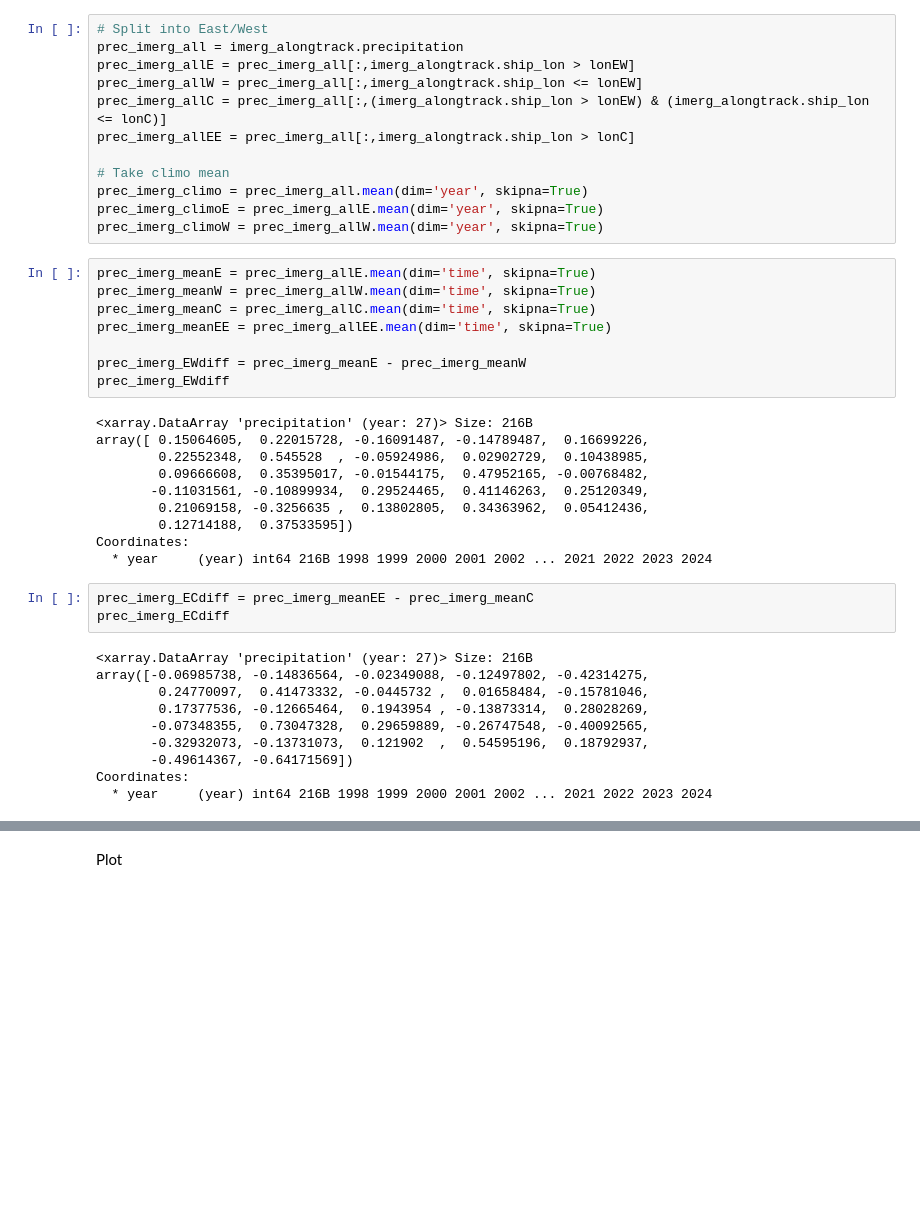
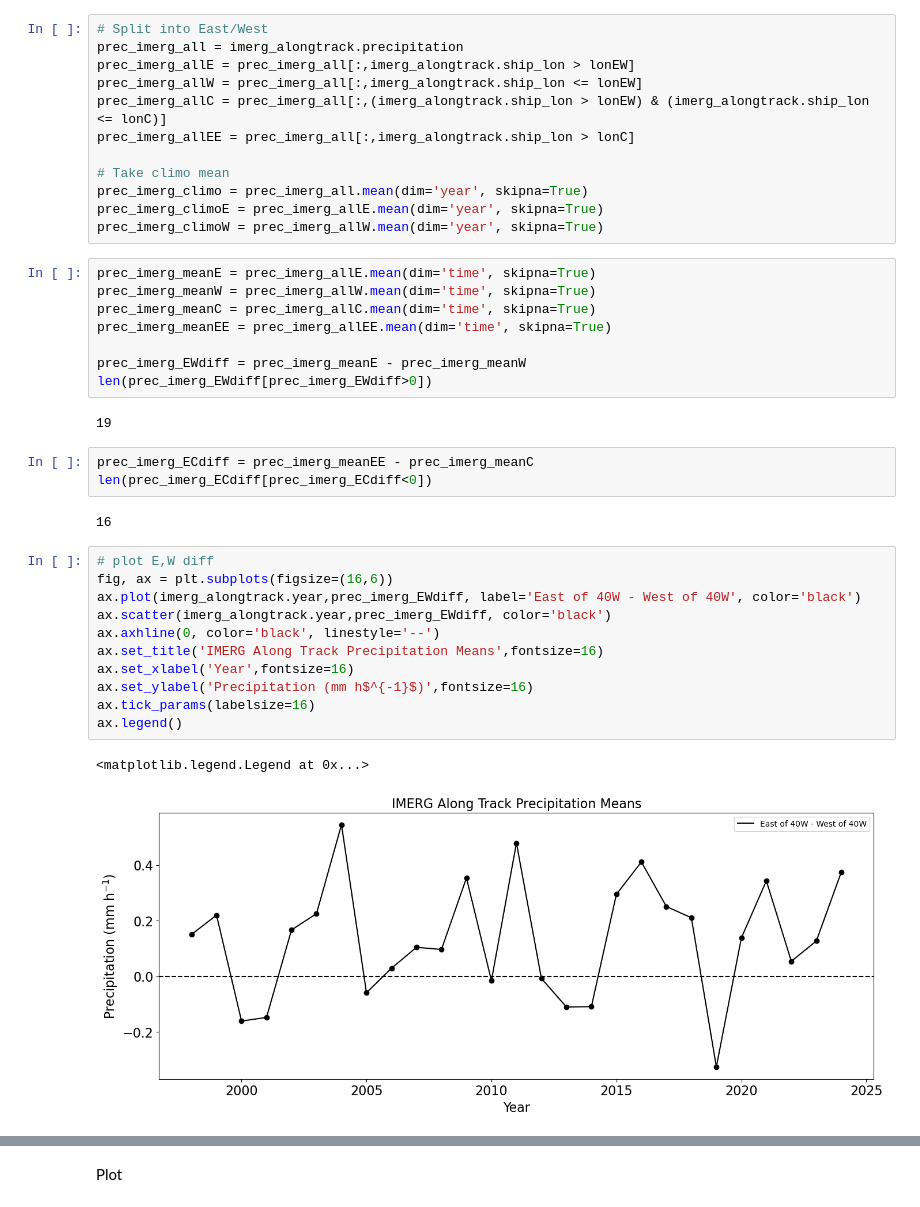
Before and after one commit to allison-wing/PICCOLO, a Jupyter notebook: plot_pdf_EW.ipynb, the cells around one changed output, grey strips where cells are left out. Drawn from its saved outputs; the diff is of its cells as text; blank space fills up the shorter version.

```diff
--- a/plot_pdf_EW.ipynb
+++ b/plot_pdf_EW.ipynb
@@ -1566,27 +1548,25 @@ prec_imerg_meanC = prec_imerg_allC.mean(dim='time', skipna=True)
 prec_imerg_meanEE = prec_imerg_allEE.mean(dim='time', skipna=True)
 
 prec_imerg_EWdiff = prec_imerg_meanE - prec_imerg_meanW
-prec_imerg_EWdiff
+len(prec_imerg_EWdiff[prec_imerg_EWdiff>0])
 # %% [output]
-<xarray.DataArray 'precipitation' (year: 27)> Size: 216B
-array([ 0.15064605,  0.22015728, -0.16091487, -0.14789487,  0.16699226,
-        0.22552348,  0.545528  , -0.05924986,  0.02902729,  0.10438985,
-        0.09666608,  0.35395017, -0.01544175,  0.47952165, -0.00768482,
-       -0.11031561, -0.10899934,  0.29524465,  0.41146263,  0.25120349,
-        0.21069158, -0.3256635 ,  0.13802805,  0.34363962,  0.05412436,
-        0.12714188,  0.37533595])
-Coordinates:
-  * year     (year) int64 216B 1998 1999 2000 2001 2002 ... 2021 2022 2023 2024
+19
 # %%
 prec_imerg_ECdiff = prec_imerg_meanEE - prec_imerg_meanC
-prec_imerg_ECdiff
+len(prec_imerg_ECdiff[prec_imerg_ECdiff<0])
 # %% [output]
-<xarray.DataArray 'precipitation' (year: 27)> Size: 216B
-array([-0.06985738, -0.14836564, -0.02349088, -0.12497802, -0.42314275,
-        0.24770097,  0.41473332, -0.0445732 ,  0.01658484, -0.15781046,
-        0.17377536, -0.12665464,  0.1943954 , -0.13873314,  0.28028269,
-       -0.07348355,  0.73047328,  0.29659889, -0.26747548, -0.40092565,
-       -0.32932073, -0.13731073,  0.121902  ,  0.54595196,  0.18792937,
-       -0.49614367, -0.64171569])
-Coordinates:
-  * year     (year) int64 216B 1998 1999 2000 2001 2002 ... 2021 2022 2023 2024
+16
+# %%
+# plot E,W diff
+fig, ax = plt.subplots(figsize=(16,6))
+ax.plot(imerg_alongtrack.year,prec_imerg_EWdiff, label='East of 40W - West of 40W', color='black')
+ax.scatter(imerg_alongtrack.year,prec_imerg_EWdiff, color='black')
+ax.axhline(0, color='black', linestyle='--')
+ax.set_title('IMERG Along Track Precipitation Means',fontsize=16)
+ax.set_xlabel('Year',fontsize=16)
+ax.set_ylabel('Precipitation (mm h$^{-1}$)',fontsize=16)
+ax.tick_params(labelsize=16)
+ax.legend()
+# %% [output]
+<matplotlib.legend.Legend at 0x...>
+[figure, added]
```
Also changed, not shown: parts of 5 cells of this notebook.
